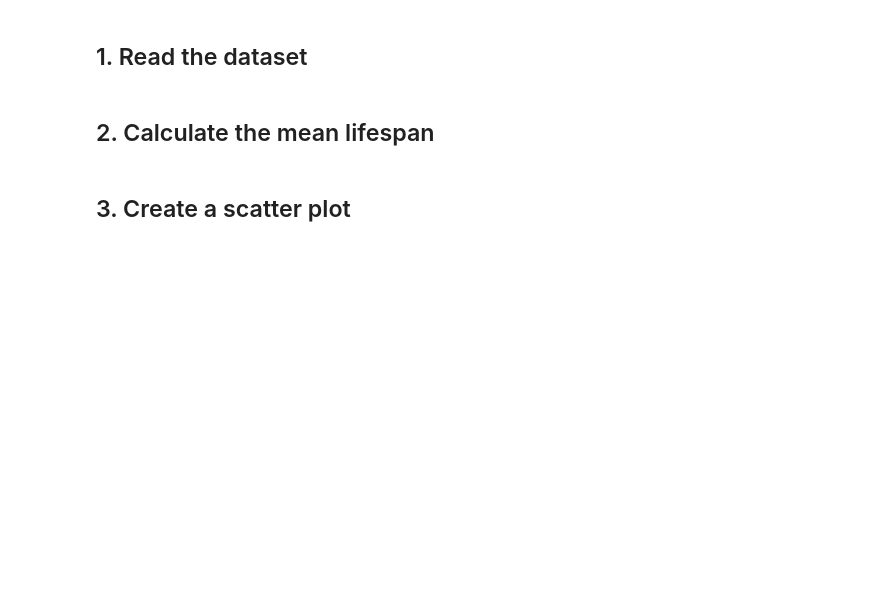
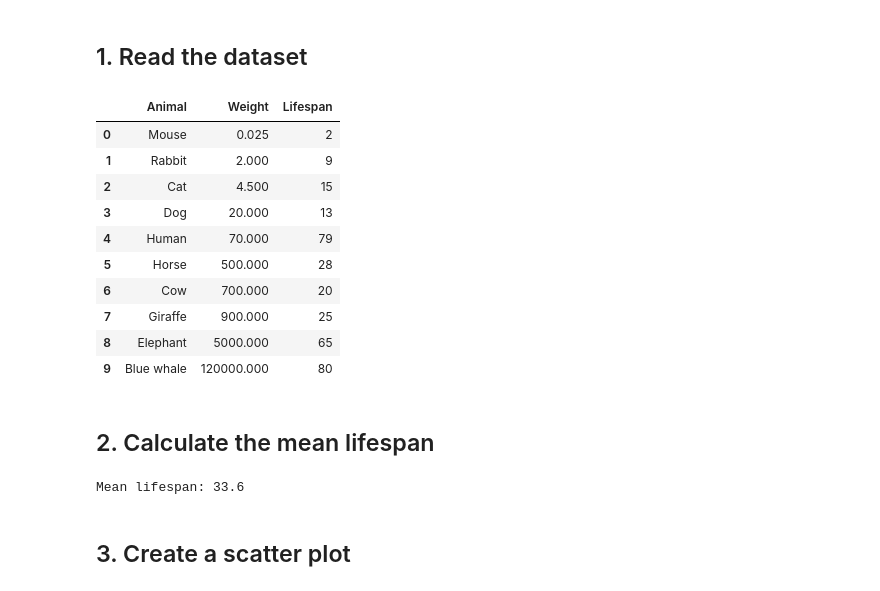
Before and after one commit to paristzou/animal, a Jupyter notebook: notebook/animal_lifespan_project.ipynb, the cells around one changed output. Saved outputs shown, nothing was run; the diff lists cells and outputs as text; code cells hidden in the pictures; blank space fills up the shorter version.

```diff
--- a/notebook/animal_lifespan_project.ipynb
+++ b/notebook/animal_lifespan_project.ipynb
@@ -6,14 +6,28 @@ A simple freshman Python data project.
 # %%
 import pandas as pd
 import matplotlib.pyplot as plt
 
-df = pd.read_csv('../data/animals.csv')
+df = pd.read_csv('animals.csv')
 df
+# %% [output]
+|  | Animal | Weight | Lifespan |
+| 0 | Mouse | 0.025 | 2 |
+| 1 | Rabbit | 2.000 | 9 |
+| 2 | Cat | 4.500 | 15 |
+| 3 | Dog | 20.000 | 13 |
+| 4 | Human | 70.000 | 79 |
+| 5 | Horse | 500.000 | 28 |
+| 6 | Cow | 700.000 | 20 |
+| 7 | Giraffe | 900.000 | 25 |
+| 8 | Elephant | 5000.000 | 65 |
+| 9 | Blue whale | 120000.000 | 80 |
 # %% [markdown]
 ## 2. Calculate the mean lifespan
 # %%
 mean_lifespan = df['Lifespan'].mean()
 print('Mean lifespan:', mean_lifespan)
+# %% [output]
+Mean lifespan: 33.6
 # %% [markdown]
 ## 3. Create a scatter plot
 # %%
```
Also changed, not shown: parts of 2 cells of this notebook.
